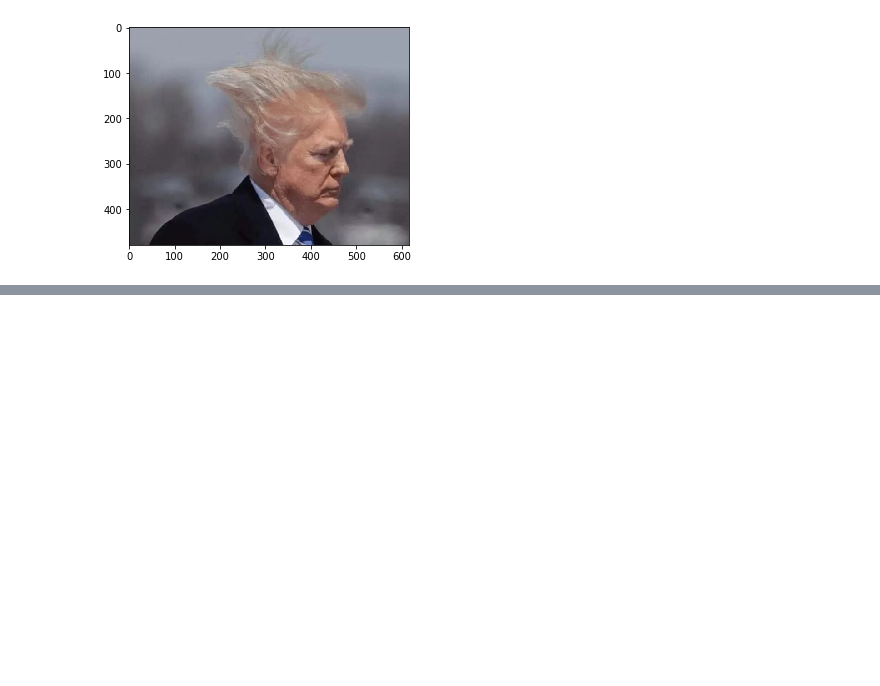
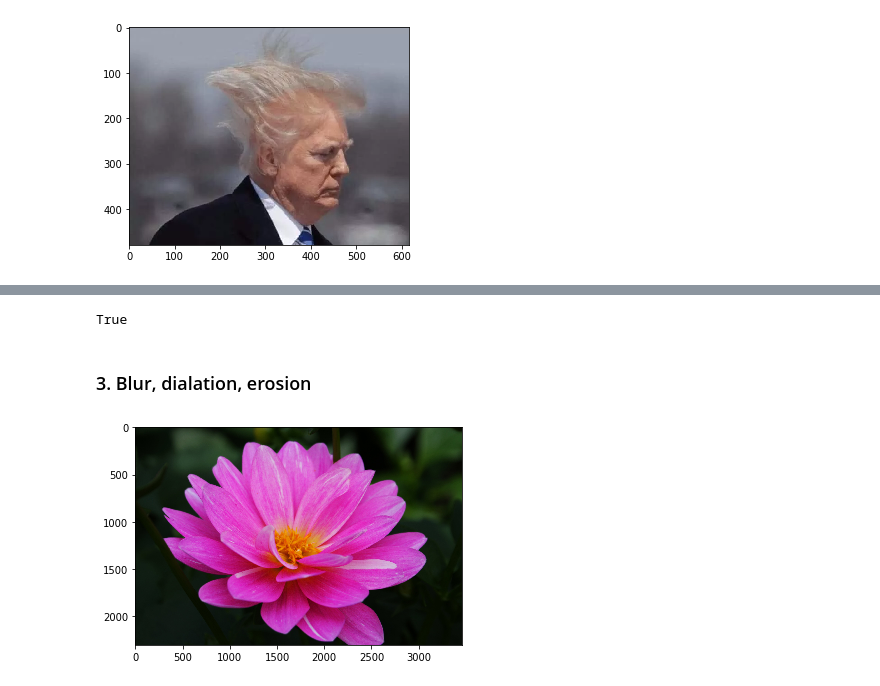
Before and after one commit to sacheth25/OpencvWorkshop, a Jupyter notebook: Image Processing/ImgProcessing.ipynb, the cells around one changed output, grey strips where cells are left out. Saved outputs shown, nothing was run; the diff lists cells and outputs as text; code cells hidden in the pictures; blank space fills up the shorter version.

```diff
--- a/Image Processing/ImgProcessing.ipynb
+++ b/Image Processing/ImgProcessing.ipynb
@@ -96,0 +107,17 @@ grayImage = cv2.cvtColor(colorImage, cv2.COLOR_RGB2GRAY)
+# %%
+b = colorImage[:,:,0]
+g = colorImage[:,:,1]
+r = colorImage[:,:,2]
+rgba = cv2.merge((b,g,r,b)) # meerge will take the color channels and merge them into an image
+cv2.imwrite("rgba.png",rgba) # we will write this to a png, because jpg will omit the aplha channel
+# %% [output]
+True
+# %% [markdown]
+<h3>3. Blur, dialation, erosion</h3>
+# %%
+gPreBlurPic = cv2.imread("flower.jpg",1)
+gPreBlurPic = cv2.cvtColor(gPreBlurPic, cv2.COLOR_BGR2RGB)
+plt.imshow(gPreBlurPic)
+plt.show()
+# %% [output]
+[figure, added]
```
Also changed, not shown: parts of 8 cells of this notebook, 3 other files.
